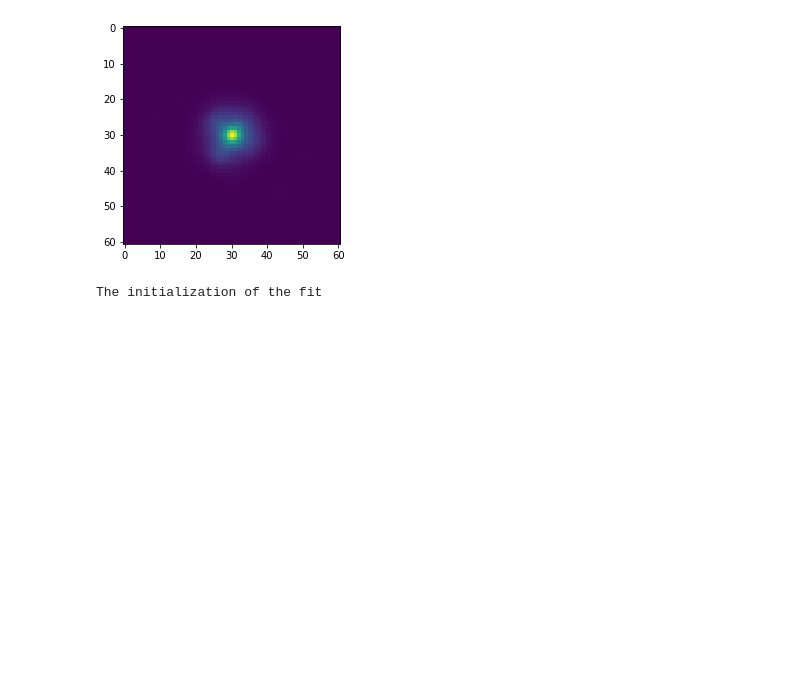
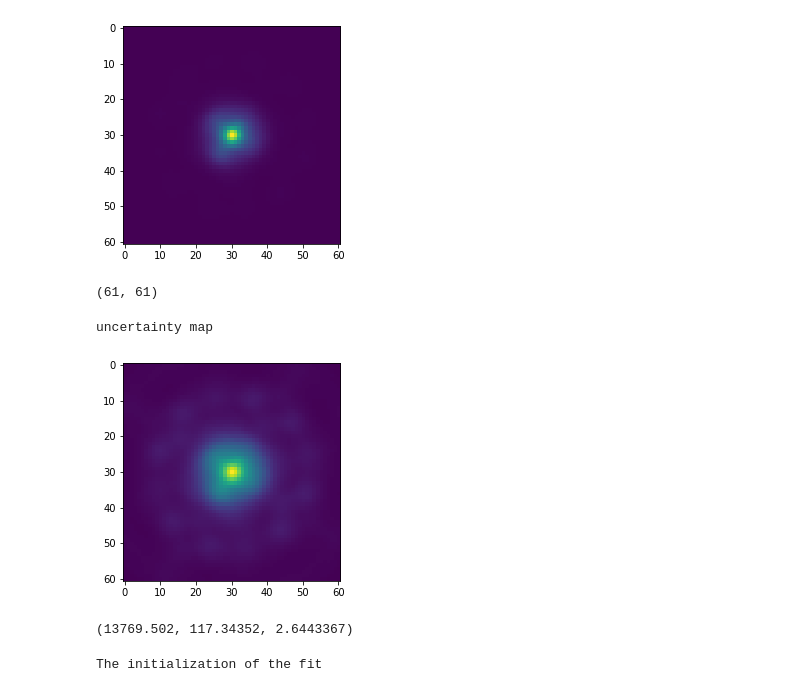
Before and after one commit to janerigby/NB, a Jupyter notebook: PSF-fitting-example-broken.ipynb, the cells around one changed output. Saved outputs shown, nothing was run; the diff lists cells and outputs as text; code cells hidden in the pictures; blank space fills up the shorter version.

```diff
--- a/PSF-fitting-example-broken.ipynb
+++ b/PSF-fitting-example-broken.ipynb
@@ -28,4 +28,23 @@ print("The data")
 # %% [output]
 The data
 [figure]
+# %%
+# What if fit is terrible b/c no weights are used, so it's weighting blank space more than signal?
+xsize, ysize
+# %% [output]
+(61, 61)
+# %%
+y, x, = np.mgrid[:ysize, :xsize]
+f_init = models.Gaussian2D(0.1 * scaleit, 30., 30., 1.5, 1.5, 0.0) + models.Const2D(25)
+fit_f = fitting.LevMarLSQFitter()
+psf_unc = np.sqrt(psf_data * scaleit + 1E-9)
+plt.imshow(psf_unc)
+print("uncertainty map")
+# %% [output]
+uncertainty map
+[figure, added]
+# %%
+np.max(psf_data * scaleit), np.max(psf_unc), np.min(psf_unc)
+# %% [output]
+(13769.502, 117.34352, 2.6443367)
 # %%
```
Also changed, not shown: parts of 6 cells of this notebook.
